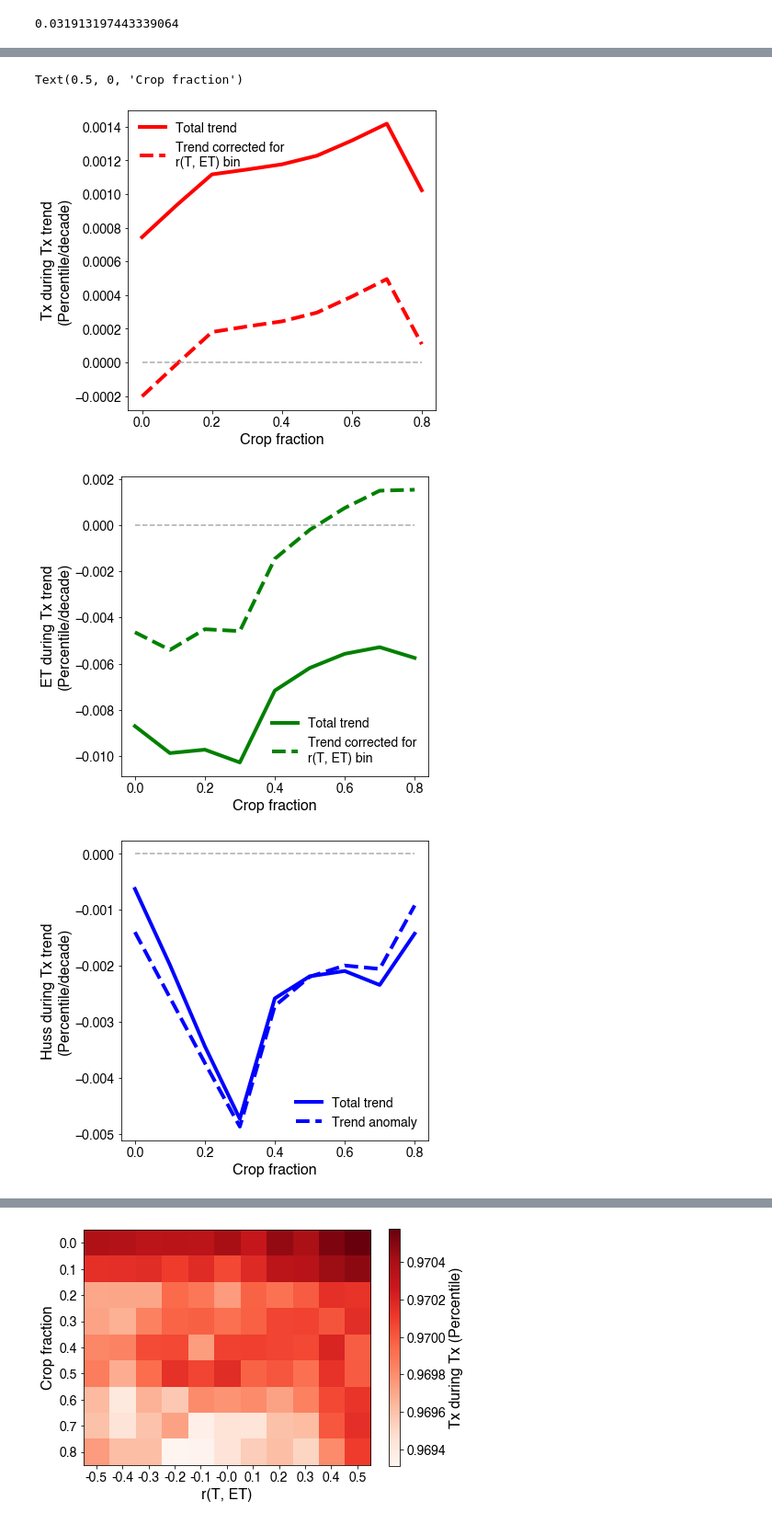
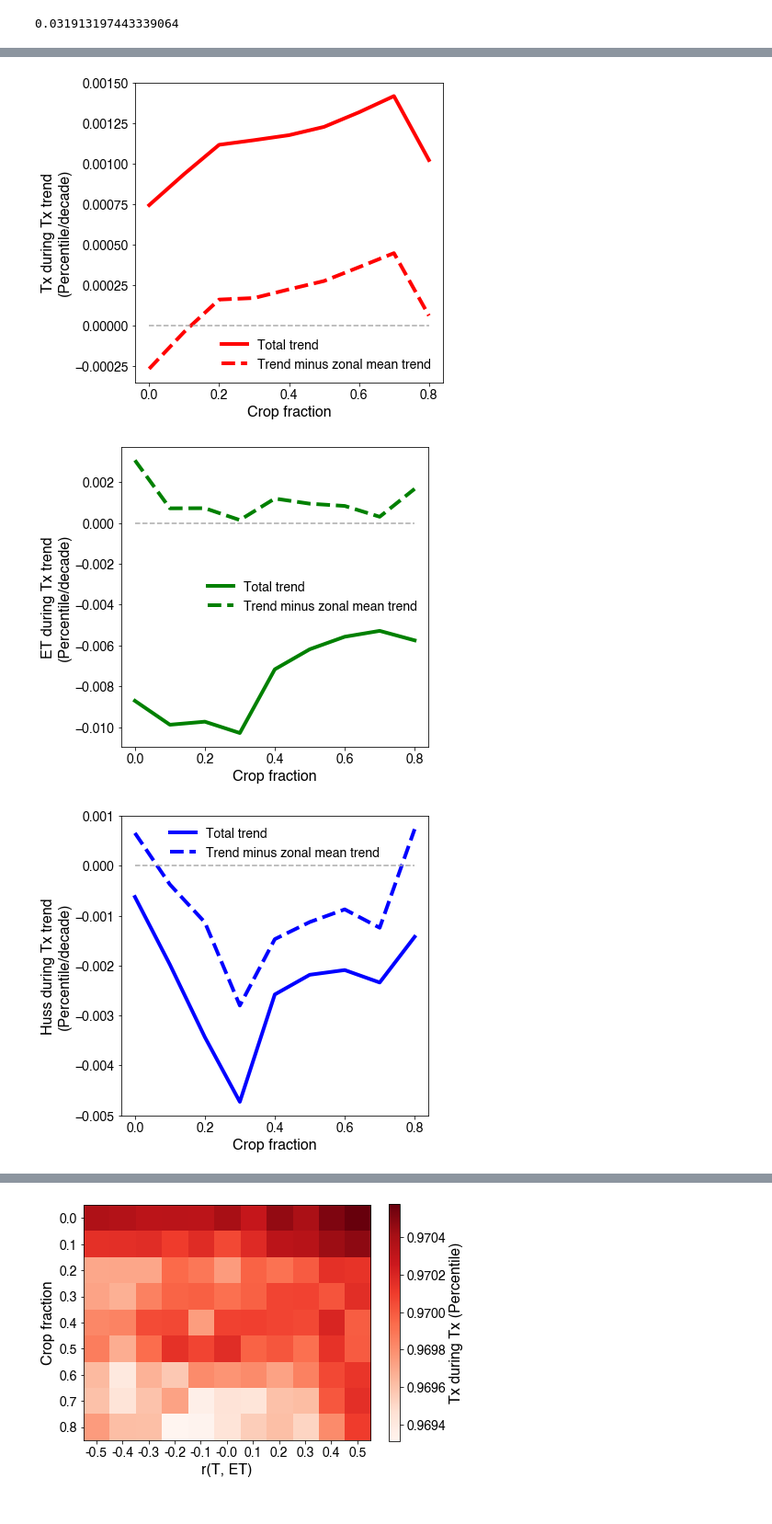
Before and after one commit to ecoffel/2021-heat, a Jupyter notebook: ht_tx_on_tw_analysis.ipynb, the cells around one changed output, grey strips where cells are left out. Shown at 92% size. Cells and saved outputs as stored; diff of their text form; code cells hidden in the pictures.

```diff
--- a/ht_tx_on_tw_analysis.ipynb
+++ b/ht_tx_on_tw_analysis.ipynb
@@ -1044,7 +1046,7 @@ for c, cur_bin in enumerate(cf_bins):
     else:
         ind_cf_all = np.where((data['cf'] > cur_bin-cf_bin_step) & (data['cf'] <= cur_bin))[0]
 
-    mdl_cur = smf.ols(formula='tw_during_tx_trend ~ cf + r_t_et + r_t_et_diff', data=df, subset = ind_cf_all).fit()
+    mdl_cur = smf.ols(formula='et_during_tw_trend ~ cf + r_t_et + r_t_et_diff', data=df, subset = ind_cf_all).fit()
 
     coefs_cf.append(mdl_cur.params['cf'])
     coefs_rt.append(mdl_cur.params['r_t_et'])
@@ -1136,6 +1217,16 @@ tx_during_tx_trend_cf_binned = np.full([cf_bins.size], np.nan)
 et_during_tx_trend_cf_binned = np.full([cf_bins.size], np.nan)
 huss_during_tx_trend_cf_binned = np.full([cf_bins.size], np.nan)
 tw_during_tx_trend_cf_binned = np.full([cf_bins.size], np.nan)
+
+tx_during_tx_trend_zonal_cf_binned = np.full([cf_bins.size], np.nan)
+et_during_tx_trend_zonal_cf_binned = np.full([cf_bins.size], np.nan)
+huss_during_tx_trend_zonal_cf_binned = np.full([cf_bins.size], np.nan)
+tw_during_tx_trend_zonal_cf_binned = np.full([cf_bins.size], np.nan)
+
+tx_during_tw_trend_zonal_cf_binned = np.full([cf_bins.size], np.nan)
+et_during_tw_trend_zonal_cf_binned = np.full([cf_bins.size], np.nan)
+huss_during_tw_trend_zonal_cf_binned = np.full([cf_bins.size], np.nan)
+tw_during_tw_trend_zonal_cf_binned = np.full([cf_bins.size], np.nan)
 
 tx_during_tw_cf_binned = np.full([cf_bins.size], np.nan)
 et_during_tw_cf_binned = np.full([cf_bins.size], np.nan)
@@ -1245,6 +1336,16 @@ for r, cur_r_t_et_bin in enumerate(r_t_et_bins):
                 huss_during_tx_trend_cf_binned[c] = np.nanmean(data['huss_during_tx_trend'][ind_cf_all])
                 tw_during_tx_trend_cf_binned[c] = np.nanmean(data['tw_during_tx_trend'][ind_cf_all])
 
+                tx_during_tx_trend_zonal_cf_binned[c] = np.nanmean(data['tx_during_tx_trend_zonal'][ind_cf_all])
+                et_during_tx_trend_zonal_cf_binned[c] = np.nanmean(data['et_during_tx_trend_zonal'][ind_cf_all])
+                huss_during_tx_trend_zonal_cf_binned[c] = np.nanmean(data['huss_during_tx_trend_zonal'][ind_cf_all])
+                tw_during_tx_trend_zonal_cf_binned[c] = np.nanmean(data['tw_during_tx_trend_zonal'][ind_cf_all])
+
+                tx_during_tw_trend_zonal_cf_binned[c] = np.nanmean(data['tx_during_tw_trend_zonal'][ind_cf_all])
+                et_during_tw_trend_zonal_cf_binned[c] = np.nanmean(data['et_during_tw_trend_zonal'][ind_cf_all])
+                huss_during_tw_trend_zonal_cf_binned[c] = np.nanmean(data['huss_during_tw_trend_zonal'][ind_cf_all])
+                tw_during_tw_trend_zonal_cf_binned[c] = np.nanmean(data['tw_during_tw_trend_zonal'][ind_cf_all])
+
                 tx_during_tw_cf_binned[c] = np.nanmean(data['tx_during_tw'][ind_cf_all])
                 et_during_tw_cf_binned[c] = np.nanmean(data['et_during_tw'][ind_cf_all])
                 huss_during_tw_cf_binned[c] = np.nanmean(data['huss_during_tw'][ind_cf_all])
@@ -1264,7 +1365,6 @@ for r, cur_r_t_et_bin in enumerate(r_t_et_bins):
             et_during_tx_trend_2d_binned[c, r] = np.nanmean(data['et_during_tx_trend'][ind_r_t_et][ind_cf])
             huss_during_tx_trend_2d_binned[c, r] = np.nanmean(data['huss_during_tx_trend'][ind_r_t_et][ind_cf])
             tw_during_tx_trend_2d_binned[c, r] = np.nanmean(data['tw_during_tx_trend'][ind_r_t_et][ind_cf])
-
 
 
 
@@ -1408,21 +1508,3 @@ for r, cur_r_t_et_bin in enumerate(r_t_et_bins):
     nn = np.where(~np.isnan(cur_cf_bins))[0]
     tx_during_tx_trend_rt_anom_binned[r] = np.nanmean(data['tx_during_tx_trend'][ind_r_t_et[nn]] - tx_during_tx_trend_cf_anom_binned[cur_cf_bins[nn]]) +  \
                                                 np.nanmean(data['tx_during_tx_trend'][ind_r_t_et[nn]] - tx_during_tx_trend_rt_diff_anom_binned[cur_rt_diff_bins[nn]])
-
-#     et_during_tx_trend_rt_anom_binned[r] = np.nanmean(data['et_during_tx_trend'][ind_r_t_et_diff[nn]] - et_during_tx_trend_cf_binned[cur_cf_bins[nn]]) +  \
-#                                                 np.nanmean(data['et_during_tx_trend'][ind_r_t_et_diff[nn]] - et_during_tx_trend_rt_binned[cur_rt_bins[nn]])
-
-#     huss_during_tx_trend_rt_anom_binned[r] = np.nanmean(data['huss_during_tx_trend'][ind_r_t_et_diff[nn]] - huss_during_tx_trend_cf_binned[cur_cf_bins[nn]]) +  \
-#                                                 np.nanmean(data['huss_during_tx_trend'][ind_r_t_et_diff[nn]] - huss_during_tx_trend_rt_binned[cur_rt_bins[nn]])
-
-#     tw_during_tx_trend_rt_anom_binned[r] = np.nanmean(data['tw_during_tx_trend'][ind_r_t_et_diff[nn]] - tw_during_tx_trend_cf_binned[cur_cf_bins[nn]]) + \
-#                                                 np.nanmean(data['tw_during_tx_trend'][ind_r_t_et_diff[nn]] - tw_during_tx_trend_rt_binned[cur_rt_bins[nn]])
-
-
-#     tx_during_tx_trend_rt_diff_binned[r] = np.nanmean(data['tx_during_tx_trend'][ind_r_t_et_diff])
-
-#     et_during_tx_trend_rt_diff_binned[r] = np.nanmean(data['et_during_tx_trend'][ind_r_t_et_diff])
-
-#     huss_during_tx_trend_rt_diff_binned[r] = np.nanmean(data['huss_during_tx_trend'][ind_r_t_et_diff])
-
-#     tw_during_tx_trend_rt_diff_binned[r] = np.nanmean(data['tw_during_tx_trend'][ind_r_t_et_diff])
@@ -1467,23 +1532,22 @@ fig=plt.figure(figsize=(6,6))
 # plt.plot(cf_bins,tx_during_tw_trend_cf_binned, '.r', lw=4)
 
 plt.plot(cf_bins,tx_during_tx_trend_cf_binned, '-r', lw=4, label='Total trend')
-plt.plot(cf_bins,tx_during_tx_trend_cf_anom_binned, '--r', lw=4, label='Trend corrected for\nr(T, ET) bin')
+plt.plot(cf_bins,tx_during_tx_trend_zonal_cf_binned, '--r', lw=4, label='Trend minus zonal mean trend')
 
 plt.plot([0, .8], [0, 0], '--', c='#aaaaaa')
-plt.legend(prop={'size': 14}, frameon=False, loc='upper left')
+plt.legend(prop={'size': 14}, frameon=False)
 
 plt.ylabel('Tx during Tx trend\n(Percentile/decade)')
 plt.xlabel('Crop fraction')
 
-# plt.savefig('tx-during-tx-trend-cf.png', format='png', dpi=500, bbox_inches = 'tight', pad_inches = 0.02)
+plt.savefig('tx-during-tx-trend-cf.png', format='png', dpi=500, bbox_inches = 'tight', pad_inches = 0.02)
 # %% [output]
-Text(0.5, 0, 'Crop fraction')
-[figure, old version]
+[figure, new version]
 # %%
 fig=plt.figure(figsize=(6,6))
 
 plt.plot(cf_bins,et_during_tx_trend_cf_binned, '-g', lw=4, label='Total trend')
-plt.plot(cf_bins,et_during_tx_trend_cf_anom_binned, '--g', lw=4, label='Trend corrected for\nr(T, ET) bin')
+plt.plot(cf_bins,et_during_tx_trend_zonal_cf_binned, '--g', lw=4, label='Trend minus zonal mean trend')
 plt.plot([0, .8], [0, 0], '--', c='#aaaaaa')
 plt.legend(prop={'size': 14}, frameon=False)
 
@@ -1492,23 +1556,23 @@ plt.xlabel('Crop fraction')
 
 plt.savefig('et-during-tx-trend-cf.png', format='png', dpi=500, bbox_inches = 'tight', pad_inches = 0.02)
 # %% [output]
-[figure, old version]
+[figure, new version]
 # %%
 fig=plt.figure(figsize=(6,6))
 # plt.plot(cf_bins,tx_during_tw_trend_cf_anom_binned, '-r', lw=4)
 # plt.plot(cf_bins,tx_during_tw_trend_cf_binned, '.r', lw=4)
 
 plt.plot(cf_bins,huss_during_tx_trend_cf_binned, '-b', lw=4, label='Total trend')
-plt.plot(cf_bins,huss_during_tx_trend_cf_anom_binned, '--b', lw=4, label='Trend anomaly')
+plt.plot(cf_bins,huss_during_tx_trend_zonal_cf_binned, '--b', lw=4, label='Trend minus zonal mean trend')
 plt.plot([0, .8], [0, 0], '--', c='#aaaaaa')
 plt.legend(prop={'size': 14}, frameon=False)
 
 plt.ylabel('Huss during Tx trend\n(Percentile/decade)')
 plt.xlabel('Crop fraction')
 
 plt.savefig('huss-during-tx-trend-cf.png', format='png', dpi=500, bbox_inches = 'tight', pad_inches = 0.02)
 # %% [output]
-[figure, old version]
+[figure, new version]
 # %%
 fig=plt.figure(figsize=(6,6))
 
```
Also changed, not shown: parts of 22 cells of this notebook, 2 other files.
